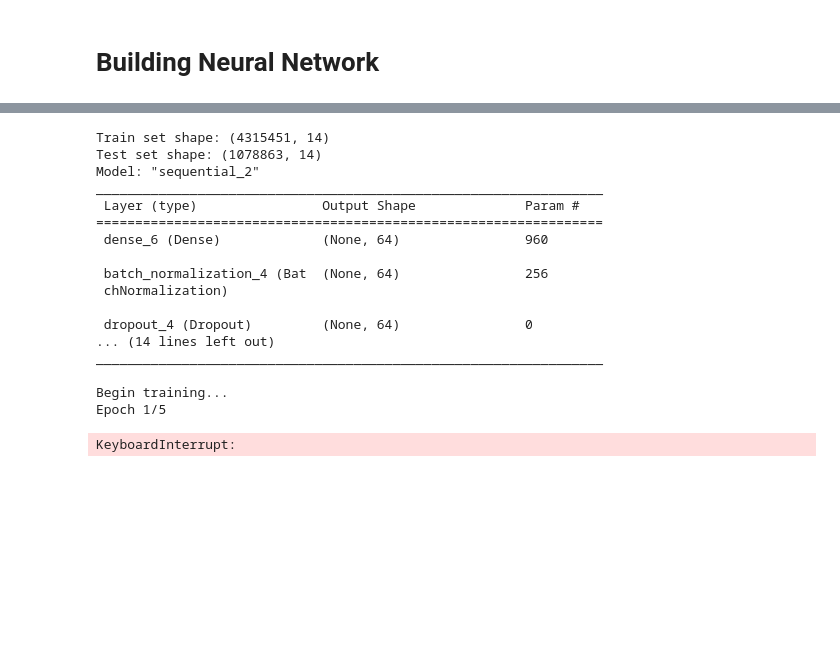
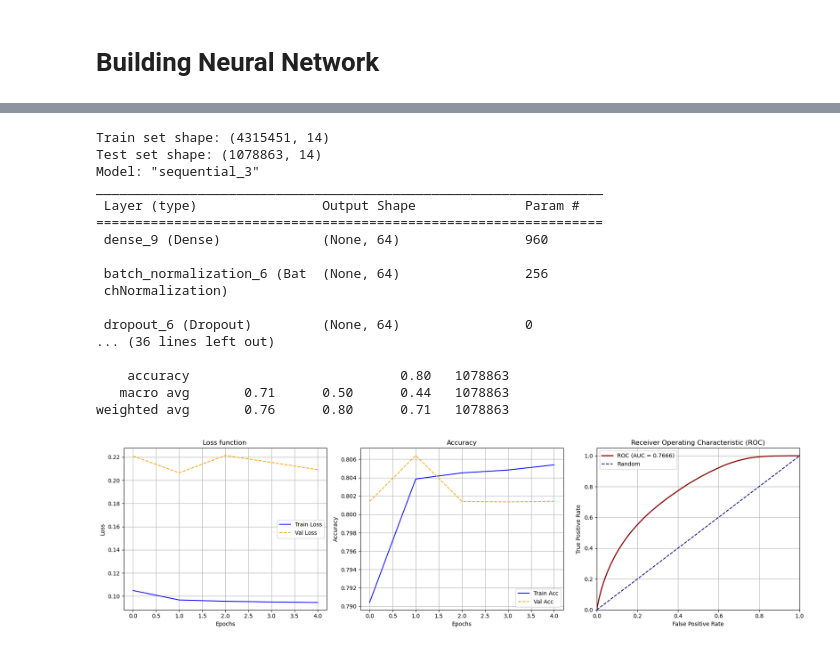
Before and after one commit to alessandrofoglizzo/DAML_project, a Jupyter notebook: Hgammagamma.ipynb, the cells around one changed output, grey strips where cells are left out. Saved outputs shown, nothing was run; the diff lists cells and outputs as text; code cells hidden in the pictures; blank space fills up the shorter version.

Commit message:
added weights on sample and markdown in NN

```diff
--- a/Hgammagamma.ipynb
+++ b/Hgammagamma.ipynb
@@ -90,12 +91,17 @@ Define TTree name and TBranches that we want to extract for this analysis
 # %%
 tree = "analysis"           # name of TTree in ATLAS OD
 
-features = [branch for branch in (uproot.open(f"{mc_url_list[0]}:{tree}").keys())
+# features of the photons
+features_ph = [branch for branch in (uproot.open(f"{mc_url_list[0]}:{tree}").keys())
             if ("photon_" in branch) and ("truth" not in branch)]
+# variables of simulation
+features_mc = ["xsec", "kfac", "filteff", "mcWeight", "sum_of_weights"]
 
-#if not useall:
-#        mc_ind = set(random.sample(range(len(mc_url_list)), 16))
-#        mc_url_list = [url for i, url in enumerate(mc_url_list) if i in mc_ind]
+# total features we want to save
+features = features_ph + features_mc
+
+# luminosity
+lumi = 36.1*1000            #(36.1 fb-1)
 # %% [markdown]
 Read datasets into awkward arrays. This procedure avoids errors in calling CERN server and it is the faster solution.
 Then, label=1 is assigned to signal events, label=0 is assigned to background events.
@@ -154,7 +161,7 @@ To do so, we need to separate *jagged* variables, that are associated to each ph
 # define function that sorts photons by pT: we will also use it for run2 dataset
 def sort_photons_pt(array):
     # separate jagged and scalar var
-    scalar_var = ["photon_n", "label"]
+    scalar_var = ["photon_n", "label", "xsec", "kfac", "filteff", "mcWeight", "sum_of_weights"]
     jagged_var = [var for var in features if var not in scalar_var]
 
     # find indces of ordered photon, from higher pT to lower pT
@@ -197,3 +211,6 @@ mc_filtered = select_reconst_and_isolated_phtons(mc_sort)
+# %%
+# add event weight
+mc_filtered["event_weight"] = mc_filtered["xsec"] * lumi * mc_filtered["kfac"] * mc_filtered["filteff"] * mc_filtered["mcWeight"] / mc_filtered["sum_of_weights"]
 # %% [markdown]
 ### Invariant Mass $m_{\gamma\gamma}$
 Now it is useful to calculate the invariant mass of leading and subleading photons for each event. In natural units, the invariant mass is defined as
@@ -390,11 +435,11 @@ def build_baseline_nn(input_dim):
 
         layers.Dense(64, activation="relu"),
         layers.BatchNormalization(),
-        layers.Dropout(0.2),
+        layers.Dropout(0.3),
 
         layers.Dense(32, activation="relu"),
         layers.BatchNormalization(),
-        layers.Dropout(0.2),
+        layers.Dropout(0.4),
 
         layers.Dense(1, activation="sigmoid")
     ])
@@ -402,7 +447,7 @@ def build_baseline_nn(input_dim):
     model.compile(
         optimizer=optimizers.Adam(learning_rate=0.001),
         loss="binary_crossentropy",
-        metrics=["accuracy"]
+        weighted_metrics=["accuracy"]
     )
     return model
 # %%
@@ -412,6 +457,7 @@ def build_baseline_nn(input_dim):
 epochs = 5
 batch_size = 1024
 validation_split = 0.15
+sample_weight = ak.to_numpy(mc_final.event_weight).astype(np.float32)
 
 
 if __name__ == "__main__":
@@ -430,12 +476,13 @@ if __name__ == "__main__":
         epochs=epochs,
         batch_size=batch_size,
         validation_split=validation_split,
-        verbose=1
+        verbose=1,
+        sample_weight=sample_weight
     )
 
     print("\nPerformance evaluation on Test set...")
     # batch_size specified in order to avoid memory peaks during prediction
-    y_pred_prob = model.predict(X_test, batch_size=1024).ravel()
+    y_pred_prob = model.predict(X_test, batch_size=batch_size).ravel()
     y_pred = (y_pred_prob > 0.5).astype(int)
 
     print("\nClassification Report:")
@@ -462,39 +509,39 @@ if __name__ == "__main__":
     ax_acc.legend()
     ax_acc.grid(True)
 
     # 3. ROC & AUC plot
     fpr, tpr, thresholds = roc_curve(y_test, y_pred_prob)
     roc_auc = auc(fpr, tpr)
 
     ax_roc.plot(fpr, tpr, color="darkred", lw=2, label=f"ROC (AUC = {roc_auc:.4f})")
     ax_roc.plot(np.array((0, 1)), np.array((0, 1)), color="navy", linestyle="--", label="Random")
     ax_roc.set_xlim(np.array((0.0, 1.0)))
     ax_roc.set_ylim(np.array((0.0, 1.05)))
     ax_roc.set_xlabel("False Positive Rate")
     ax_roc.set_ylabel("True Positive Rate")
     ax_roc.set_title("Receiver Operating Characteristic (ROC)")
     ax_roc.legend()
     ax_roc.grid(True)
 
     plt.tight_layout()
     plt.show()
     plt.close('all')
 # %% [output]
 Train set shape: (4315451, 14)
 Test set shape: (1078863, 14)
-Model: "sequential_2"
+Model: "sequential_3"
 _________________________________________________________________
  Layer (type)                Output Shape              Param #
 =================================================================
- dense_6 (Dense)             (None, 64)                960
+ dense_9 (Dense)             (None, 64)                960
 
- batch_normalization_4 (Bat  (None, 64)                256
+ batch_normalization_6 (Bat  (None, 64)                256
  chNormalization)
 
- dropout_4 (Dropout)         (None, 64)                0
-... (14 lines left out)
-_________________________________________________________________
+ dropout_6 (Dropout)         (None, 64)                0
+... (36 lines left out)
 
-Begin training...
-Epoch 1/5
+    accuracy                           0.80   1078863
+   macro avg       0.71      0.50      0.44   1078863
+weighted avg       0.76      0.80      0.71   1078863
-KeyboardInterrupt:
+[figure, added]
```
Also changed, not shown: parts of 8 cells of this notebook, 3 other files.
